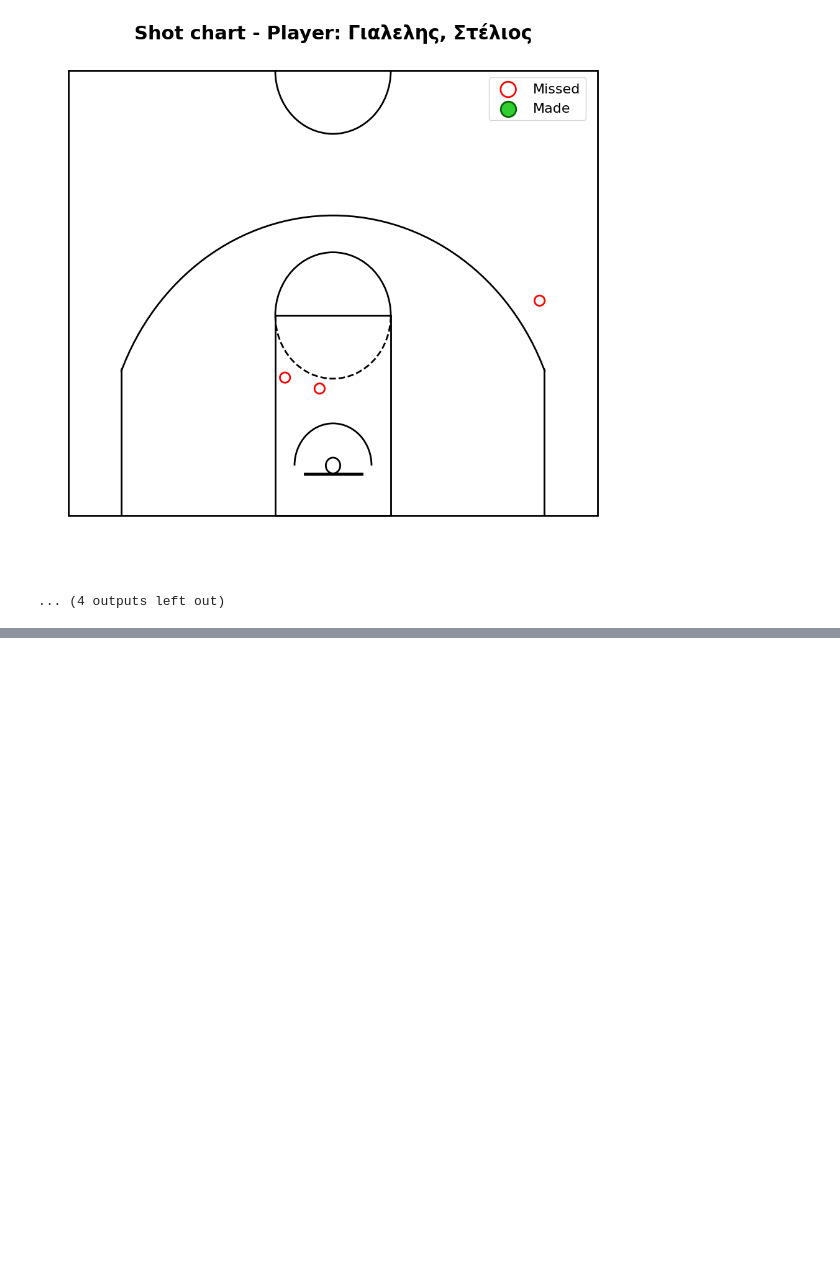
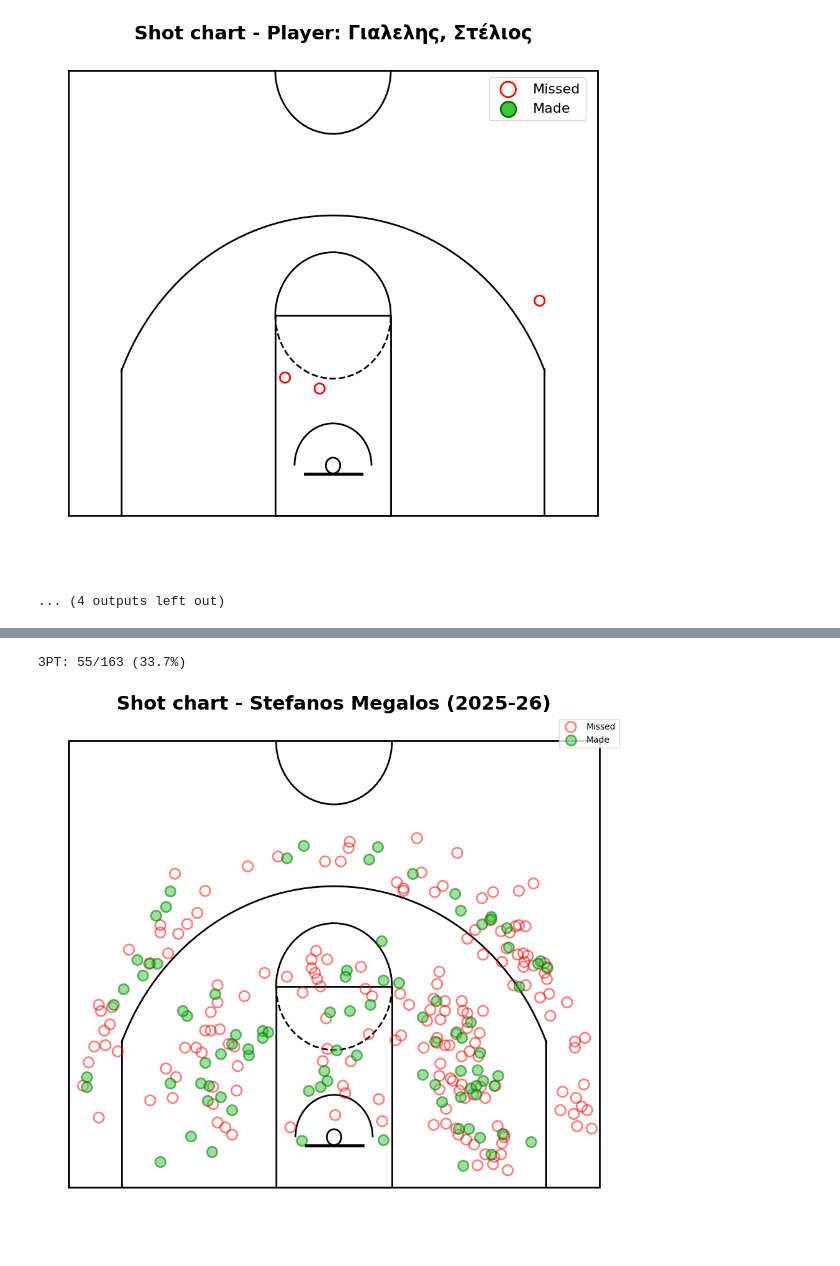
Before and after one commit to nVassakis/basketmaniacs_score_predictor, a Jupyter notebook: notebooks/05_shot_chart.ipynb, the cells around one changed output, grey strips where cells are left out. Saved outputs shown, nothing was run; the diff lists cells and outputs as text; code cells hidden in the pictures; blank space fills up the shorter version.

```diff
--- a/notebooks/05_shot_chart.ipynb
+++ b/notebooks/05_shot_chart.ipynb
@@ -322,0 +329,7 @@ for team, roster in [("away", away_players), ("home", home_players)]:
+# %%
+from pathlib import Path
+import pandas as pd
+
+SHOTS_PATH = Path("../data/processed/shots_master.csv")
+shots_df = pd.read_csv(SHOTS_PATH)
+shots_df.head()
@@ -322,0 +363,37 @@ for team, roster in [("away", away_players), ("home", home_players)]:
+# %%
+threes = shots_df[(shots_df["PLAYER"] == "Giorgos Mousetis") & (shots_df["SEASON"] == "2025-26") & (shots_df["SHOT_TYPE"] == "3PT")]
+
+made = threes["MADE"].sum()
+attempts = len(threes)
+pct = made / attempts * 100 if attempts else 0
+
+print(f"3PT: {made}/{attempts} ({pct:.1f}%)")
+# %% [output]
+3PT: 55/163 (33.7%)
+# %%
+SEASON = "2025-26"
+PLAYER_NAME = "Stefanos Megalos"
+
+player_df = shots_df[(shots_df["SEASON"] == SEASON) & (shots_df["PLAYER"] == PLAYER_NAME)]
+
+made = player_df[player_df["MADE"]]
+missed = player_df[~player_df["MADE"]]
+
+fig, ax = plt.subplots(figsize=(12, 11))
+draw_court(ax, outer_lines=True)
+
+ax.scatter(missed["COURT_X"], missed["COURT_Y"], facecolors="none", edgecolors="red",
+           s=140, linewidths=2, alpha=0.5, label="Missed")
+ax.scatter(made["COURT_X"], made["COURT_Y"], facecolors="limegreen", edgecolors="darkgreen",
+           s=140, linewidths=2, alpha=0.5, label="Made")
+
+ax.set_xlim(-300, 300)
+ax.set_ylim(-100, 400)
+ax.set_title(f"Shot chart - {PLAYER_NAME} ({SEASON})", fontsize=22, fontweight="bold")
+ax.legend(loc="upper right")
+ax.set_xticks([]); ax.set_yticks([])
+for spine in ax.spines.values():
+    spine.set_visible(False)
+plt.show()
+# %% [output]
+[figure, added]
```
Also changed, not shown: parts of 5 cells of this notebook, 2 other files.
